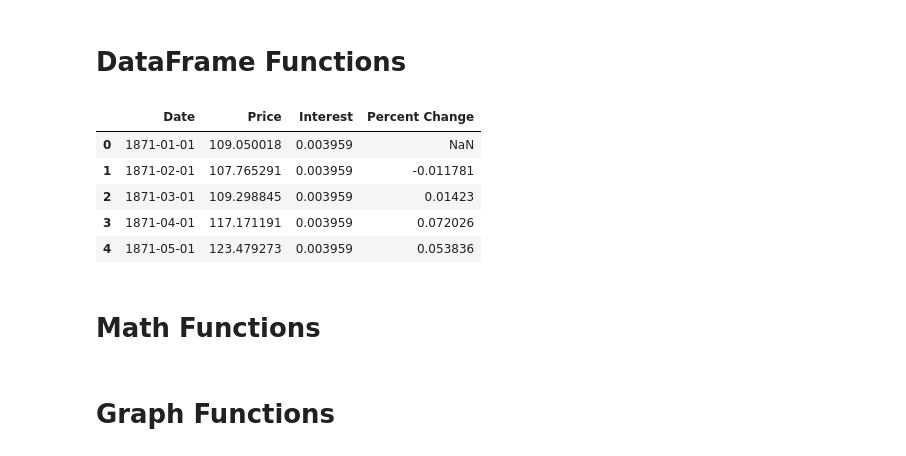
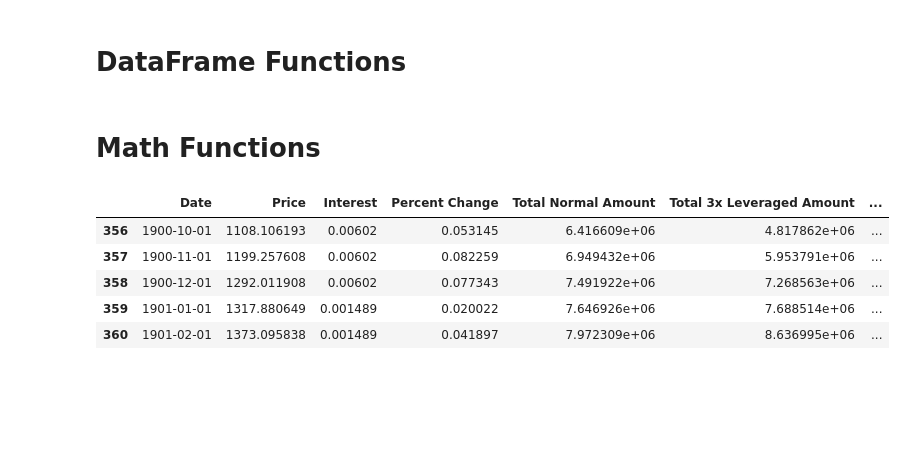
Before and after one commit to alanzhang25/personal-finance, a Jupyter notebook: futures_calc.ipynb, the cells around one changed output. Saved outputs shown, nothing was run; the diff lists cells and outputs as text; code cells hidden in the pictures; blank space fills up the shorter version.

```diff
--- a/futures_calc.ipynb
+++ b/futures_calc.ipynb
@@ -56,14 +79,4 @@ def calculate_growth (df, start_amount):
     return df
-# %%
-df = add_percent_change(df)
-df.head()
-# %% [output]
-|  | Date | Price | Interest | Percent Change |
-| 0 | 1871-01-01 | 109.050018 | 0.003959 | NaN |
-| 1 | 1871-02-01 | 107.765291 | 0.003959 | -0.011781 |
-| 2 | 1871-03-01 | 109.298845 | 0.003959 | 0.01423 |
-| 3 | 1871-04-01 | 117.171191 | 0.003959 | 0.072026 |
-| 4 | 1871-05-01 | 123.479273 | 0.003959 | 0.053836 |
 # %% [markdown]
 # Math Functions
 # %%
@@ -102,2 +121,0 @@ def calculate_30_year_end_amount(df):
-# %% [markdown]
-# Graph Functions
@@ -113,3 +122,11 @@ def plot_df (df):
 # %%
-price_diff = filter_dataframe_by_date(df, datetime(1871, 1, 1), datetime(1901, 1, 1))
-price_diff = calculate_growth(price_diff, 10000.)
+price_diff = filter_dataframe_by_date(df, datetime(1871, 2, 1), datetime(1901, 2, 1))
+price_diff = compare_growth_of_diff_leverages(price_diff, 10000.)
+price_diff.tail()
+# %% [output]
+|  | Date | Price | Interest | Percent Change | Total Normal Amount | Total 3x Leveraged Amount | ... |
+| 356 | 1900-10-01 | 1108.106193 | 0.00602 | 0.053145 | 6.416609e+06 | 4.817862e+06 | ... |
+| 357 | 1900-11-01 | 1199.257608 | 0.00602 | 0.082259 | 6.949432e+06 | 5.953791e+06 | ... |
+| 358 | 1900-12-01 | 1292.011908 | 0.00602 | 0.077343 | 7.491922e+06 | 7.268563e+06 | ... |
+| 359 | 1901-01-01 | 1317.880649 | 0.001489 | 0.020022 | 7.646926e+06 | 7.688514e+06 | ... |
+| 360 | 1901-02-01 | 1373.095838 | 0.001489 | 0.041897 | 7.972309e+06 | 8.636995e+06 | ... |
```
Also changed, not shown: parts of 19 cells of this notebook.
